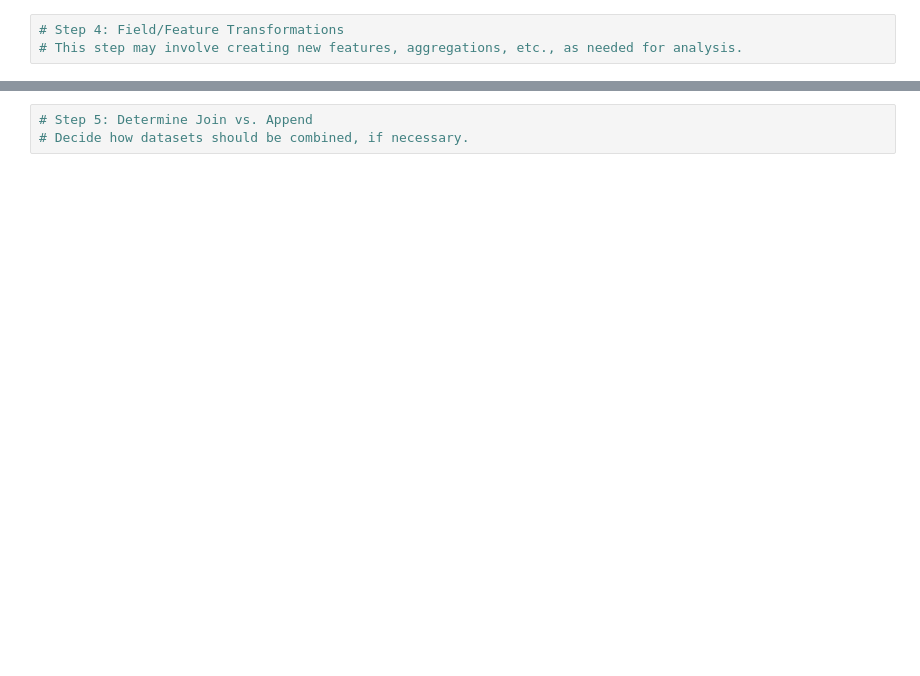
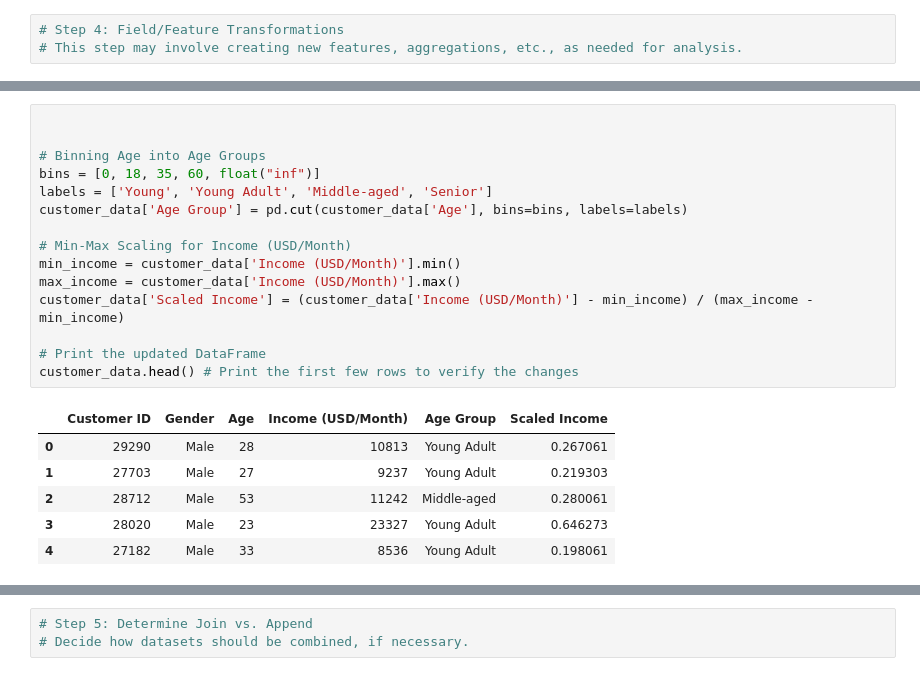
Before and after one commit to dylanxlam/cab_industry_investment_research, a Jupyter notebook: exploratory_data_analysis.ipynb, the cells around one changed output, grey strips where cells are left out. Cells and saved outputs as stored; diff of their text form; blank space fills up the shorter version.

```diff
--- a/exploratory_data_analysis.ipynb
+++ b/exploratory_data_analysis.ipynb
@@ -209,0 +255,22 @@ NameError: name 'pd' is not defined
+# %%
+
+
+# Binning Age into Age Groups
+bins = [0, 18, 35, 60, float("inf")]
+labels = ['Young', 'Young Adult', 'Middle-aged', 'Senior']
+customer_data['Age Group'] = pd.cut(customer_data['Age'], bins=bins, labels=labels)
+
+# Min-Max Scaling for Income (USD/Month)
+min_income = customer_data['Income (USD/Month)'].min()
+max_income = customer_data['Income (USD/Month)'].max()
+customer_data['Scaled Income'] = (customer_data['Income (USD/Month)'] - min_income) / (max_income - min_income)
+
+# Print the updated DataFrame
+customer_data.head() # Print the first few rows to verify the changes
+# %% [output]
+|  | Customer ID | Gender | Age | Income (USD/Month) | Age Group | Scaled Income |
+| 0 | 29290 | Male | 28 | 10813 | Young Adult | 0.267061 |
+| 1 | 27703 | Male | 27 | 9237 | Young Adult | 0.219303 |
+| 2 | 28712 | Male | 53 | 11242 | Middle-aged | 0.280061 |
+| 3 | 28020 | Male | 23 | 23327 | Young Adult | 0.646273 |
+| 4 | 27182 | Male | 33 | 8536 | Young Adult | 0.198061 |
```
Also changed, not shown: parts of 9 cells of this notebook, 1 other file.
